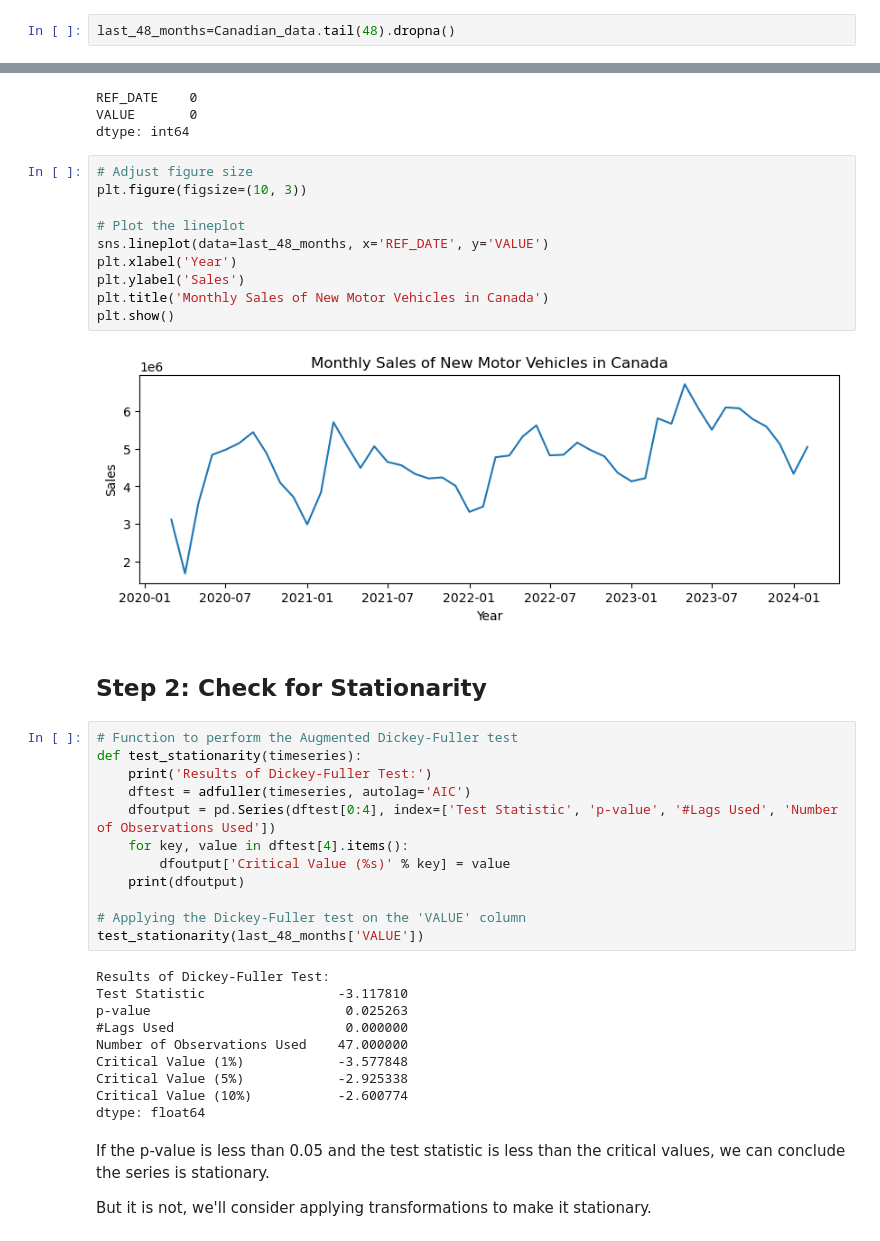
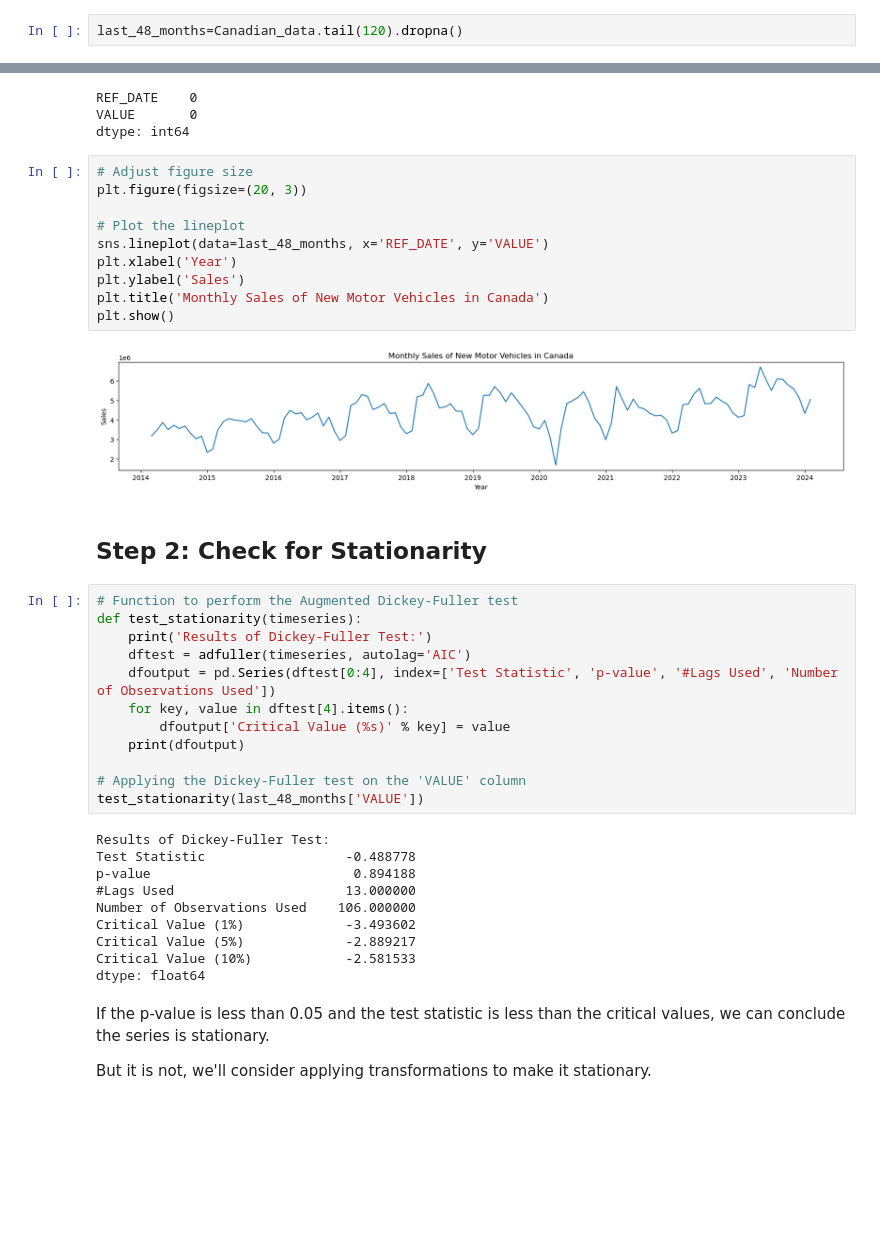
Before and after one commit to CLIUKELLY/ARIMA-Time-Serie-Forecasting, a Jupyter notebook: 02. ARIMA Time Series Forecasting_Last 24mth.ipynb, the cells around one changed output, grey strips where cells are left out. Drawn from its saved outputs; the diff is of its cells as text; blank space fills up the shorter version.

```diff
--- a/02. ARIMA Time Series Forecasting_Last 24mth.ipynb
+++ b/02. ARIMA Time Series Forecasting_Last 24mth.ipynb
@@ -64,7 +64,7 @@ Canadian_data.tail(12)
 | 6580 | 2024-01-01 | 4334053.0 |
 | 6581 | 2024-02-01 | 5048656.0 |
 # %%
-last_48_months=Canadian_data.tail(48).dropna()
+last_48_months=Canadian_data.tail(120).dropna()
 # %%
 # Check for missing values
 print(last_48_months.isnull().sum())
@@ -74,16 +74,16 @@ VALUE       0
 dtype: int64
 # %%
 # Adjust figure size
-plt.figure(figsize=(10, 3))
+plt.figure(figsize=(20, 3))
 
 # Plot the lineplot
 sns.lineplot(data=last_48_months, x='REF_DATE', y='VALUE')
 plt.xlabel('Year')
 plt.ylabel('Sales')
 plt.title('Monthly Sales of New Motor Vehicles in Canada')
 plt.show()
 # %% [output]
-[figure, old version]
+[figure, new version]
 # %% [markdown]
 ## Step 2: Check for Stationarity
 # %%
@@ -100,13 +100,13 @@ def test_stationarity(timeseries):
 test_stationarity(last_48_months['VALUE'])
 # %% [output]
 Results of Dickey-Fuller Test:
-Test Statistic                 -3.117810
-p-value                         0.025263
-#Lags Used                      0.000000
-Number of Observations Used    47.000000
-Critical Value (1%)            -3.577848
-Critical Value (5%)            -2.925338
-Critical Value (10%)           -2.600774
+Test Statistic                  -0.488778
+p-value                          0.894188
+#Lags Used                      13.000000
+Number of Observations Used    106.000000
+Critical Value (1%)             -3.493602
+Critical Value (5%)             -2.889217
+Critical Value (10%)            -2.581533
 dtype: float64
 # %% [markdown]
 If the p-value is less than 0.05 and the test statistic is less than the critical values, we can conclude the series is stationary.
```
Also changed, not shown: parts of 14 cells of this notebook.
